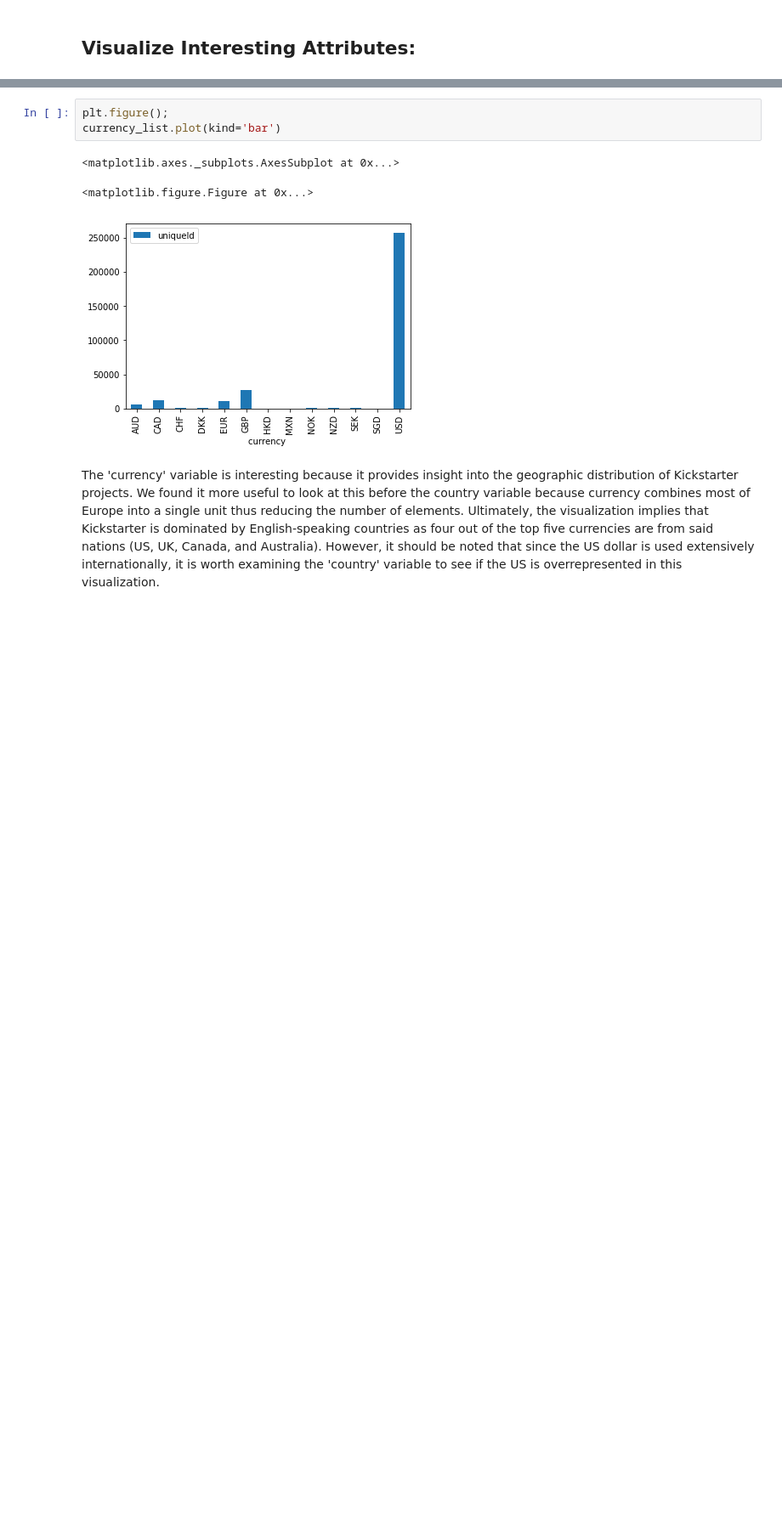
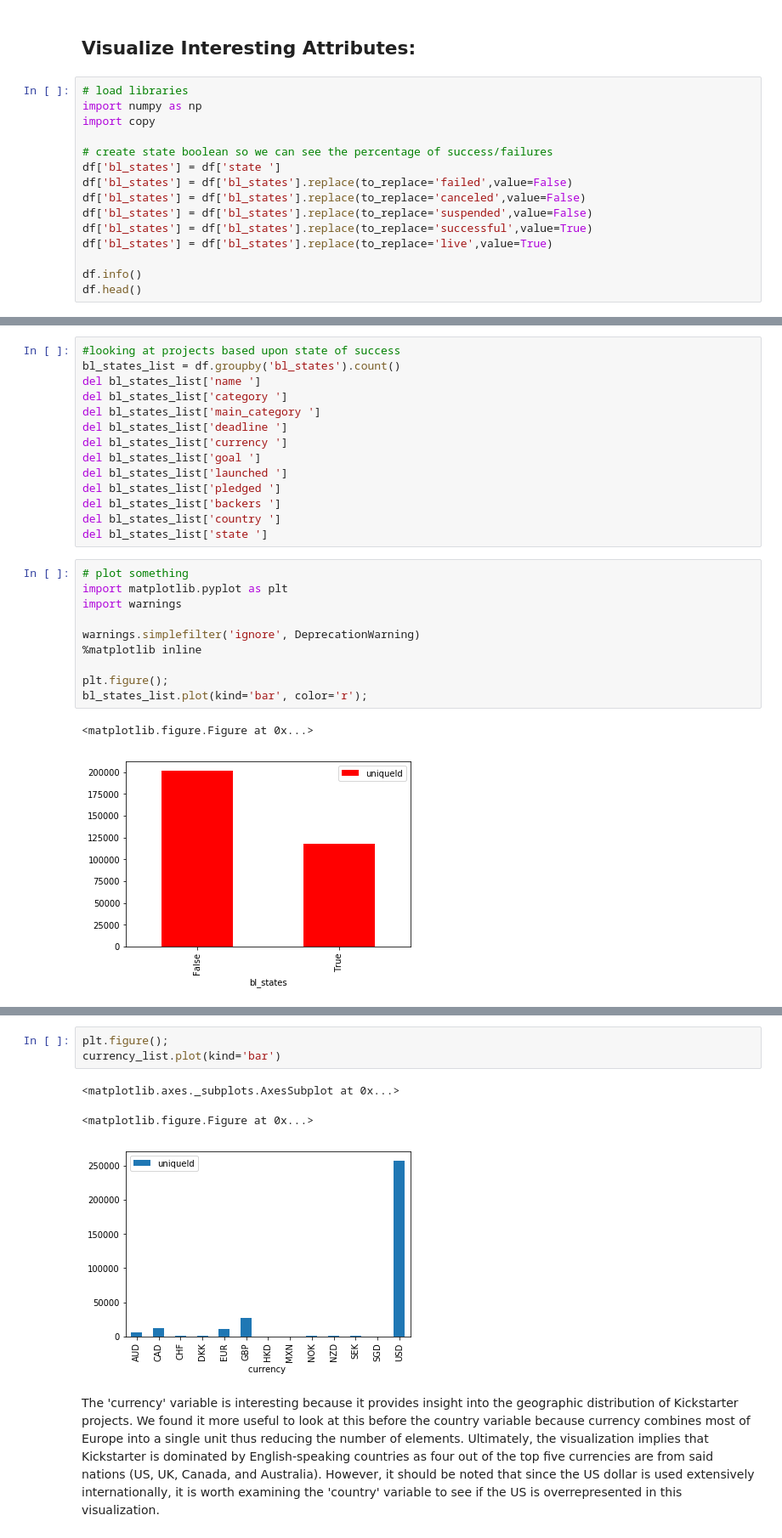
Before and after one commit to BryanCikatz/msds7331_project1, a Jupyter notebook: visualizations_bryan.ipynb, the cells around one changed output, grey strips where cells are left out. Shown at 85% size. Drawn from its saved outputs; the diff is of its cells as text; blank space fills up the shorter version.

```diff
--- a/visualizations_bryan.ipynb
+++ b/visualizations_bryan.ipynb
@@ -86,2 +140,17 @@ df.describe()
 # %% [markdown]
 ## Visualize Interesting Attributes:
+# %%
+# load libraries
+import numpy as np
+import copy
+
+# create state boolean so we can see the percentage of success/failures
+df['bl_states'] = df['state ']
+df['bl_states'] = df['bl_states'].replace(to_replace='failed',value=False)
+df['bl_states'] = df['bl_states'].replace(to_replace='canceled',value=False)
+df['bl_states'] = df['bl_states'].replace(to_replace='suspended',value=False)
+df['bl_states'] = df['bl_states'].replace(to_replace='successful',value=True)
+df['bl_states'] = df['bl_states'].replace(to_replace='live',value=True)
+
+df.info()
+df.head()
@@ -88,3 +182,30 @@ df.describe()
+# %%
+#looking at projects based upon state of success
+bl_states_list = df.groupby('bl_states').count()
+del bl_states_list['name ']
+del bl_states_list['category ']
+del bl_states_list['main_category ']
+del bl_states_list['deadline ']
+del bl_states_list['currency ']
+del bl_states_list['goal ']
+del bl_states_list['launched ']
+del bl_states_list['pledged ']
+del bl_states_list['backers ']
+del bl_states_list['country ']
+del bl_states_list['state ']
+# %%
+# plot something
+import matplotlib.pyplot as plt
+import warnings
+
+warnings.simplefilter('ignore', DeprecationWarning)
+%matplotlib inline
+
+plt.figure();
+bl_states_list.plot(kind='bar', color='r');
+# %% [output]
+<matplotlib.figure.Figure at 0x...>
+[figure, added]
 # %%
 #looking at frequency of projects by currency
 currency_list = df.groupby('currency ').count()
```
Also changed, not shown: parts of 26 cells of this notebook.
